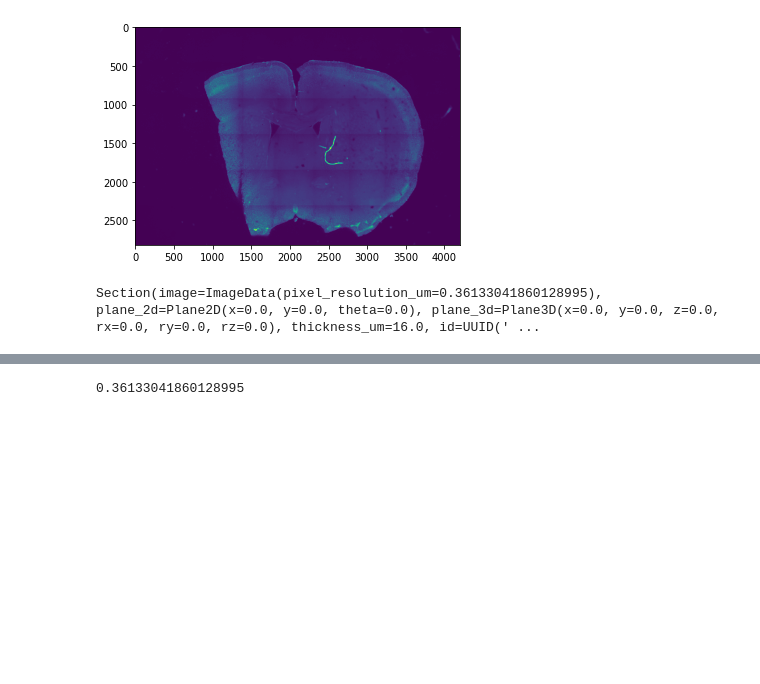
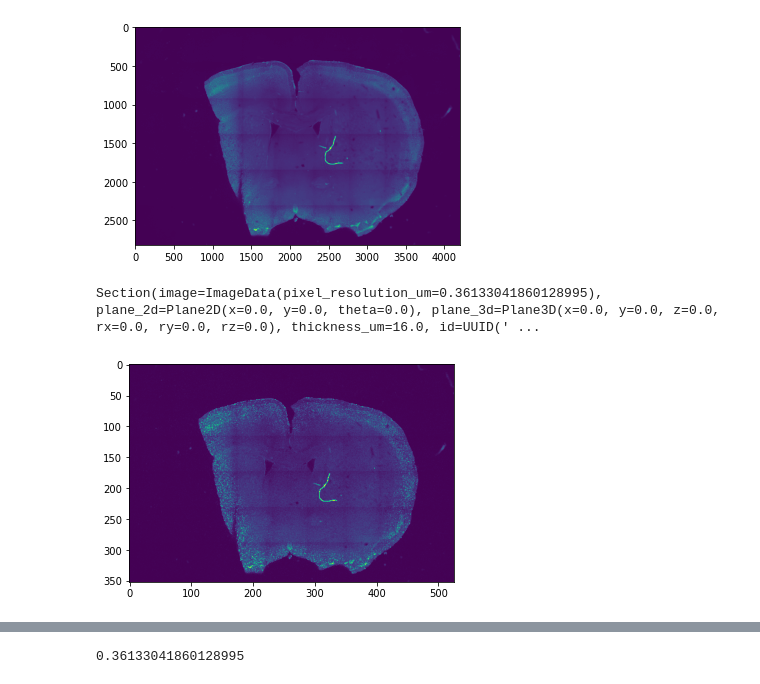
Before and after one commit to brainglobe/slicereg, a Jupyter notebook: notebooks/fast_slice.ipynb, the cells around one changed output, grey strips where cells are left out. Drawn from its saved outputs; the diff is of its cells as text; code cells hidden in the pictures; blank space fills up the shorter version.

```diff
--- a/notebooks/fast_slice.ipynb
+++ b/notebooks/fast_slice.ipynb
@@ -40,3 +40,8 @@ Section(image=ImageData(pixel_resolution_um=0.36133041860128995), plane_2d=Plane
+# %%
+s2 = replace(section, image=replace(section.image, channels=section.image.channels[:, ::8, ::8], pixel_resolution_um=section.image.pixel_resolution_um * 8))
+plt.imshow(s2.image.channels[0]);
+# %% [output]
+[figure, added]
 # %%
 @lru_cache()
 def inds_homog(height, width):
```
Also changed, not shown: parts of 6 cells of this notebook.
